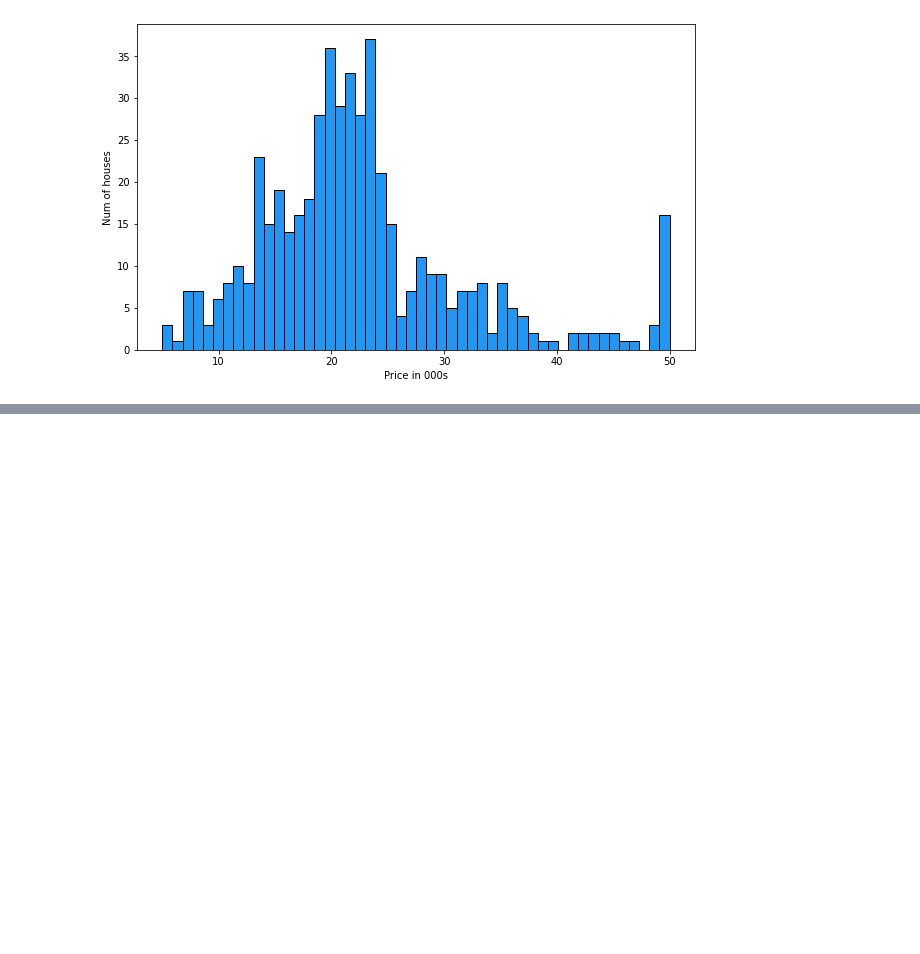
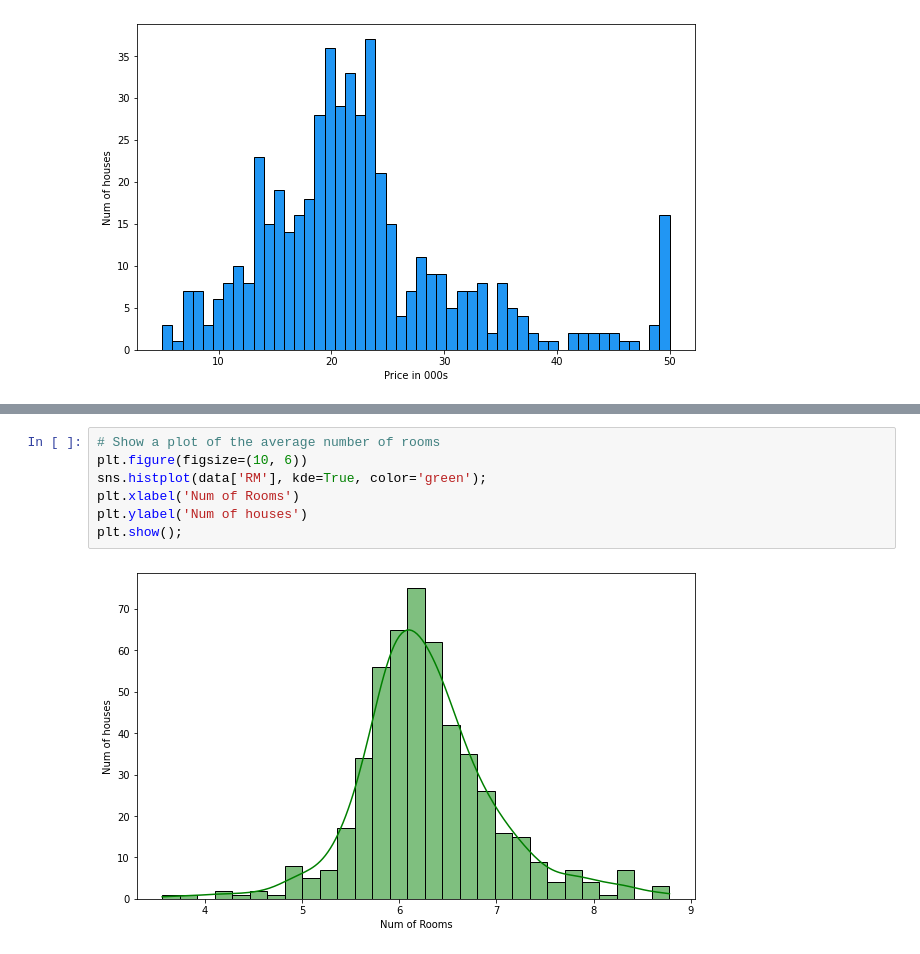
Before and after one commit to marb61a/Data-Science-Projects, a Jupyter notebook: Multivariate_Regression/multivariate_regression.ipynb, the cells around one changed output, grey strips where cells are left out. Saved outputs shown, nothing was run; the diff lists cells and outputs as text; blank space fills up the shorter version.

```diff
--- a/Multivariate_Regression/multivariate_regression.ipynb
+++ b/Multivariate_Regression/multivariate_regression.ipynb
@@ -220,0 +223,9 @@ plt.show();
+# %%
+# Show a plot of the average number of rooms
+plt.figure(figsize=(10, 6))
+sns.histplot(data['RM'], kde=True, color='green');
+plt.xlabel('Num of Rooms')
+plt.ylabel('Num of houses')
+plt.show();
+# %% [output]
+[figure, added]
```
Also changed, not shown: parts of 5 cells of this notebook.
